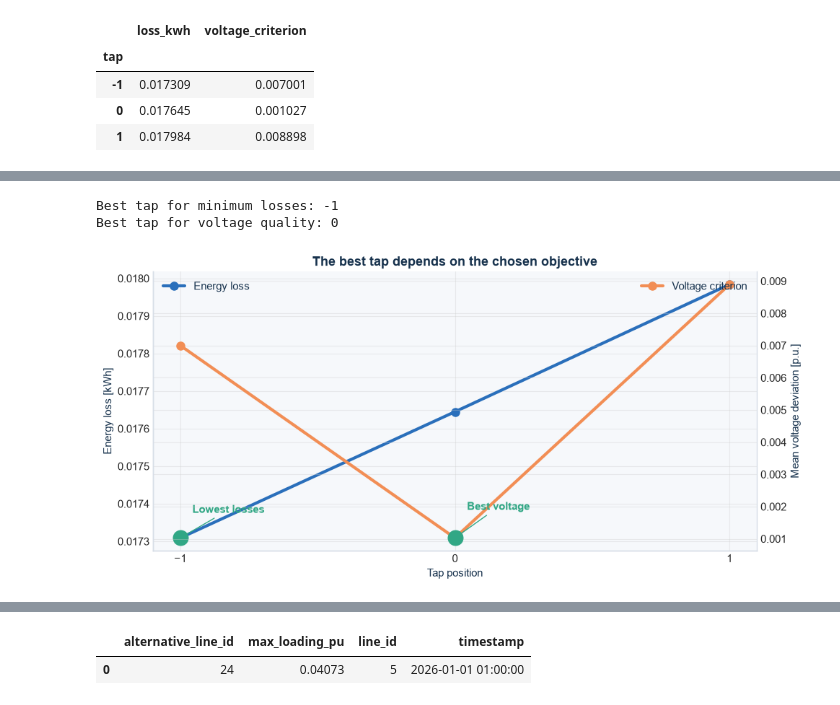
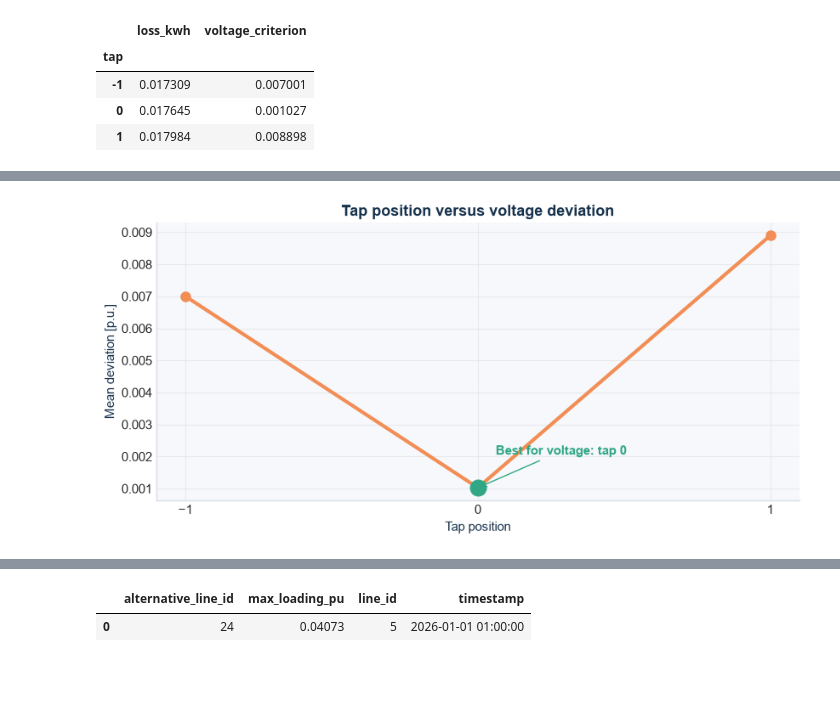
Before and after one commit to tue-ees-5xwg0/power-system-simulation-Four, a Jupyter notebook: example/final_presentation.ipynb, the cells around one changed output, grey strips where cells are left out. Cells and saved outputs as stored; diff of their text form; code cells hidden in the pictures; blank space fills up the shorter version.

```diff
--- a/example/final_presentation.ipynb
+++ b/example/final_presentation.ipynb
@@ -67,7 +71,7 @@ plt.rcParams.update(
         "axes.labelcolor": NAVY,
         "text.color": NAVY,
         "font.size": 11,
-        "grid.alpha": 0.35,
+        "grid.alpha": 0.30,
     }
 )
 
@@ -437,56 +550,19 @@ tap_sweep.round(6)
 # %%
-fig, ax1 = plt.subplots(figsize=(10, 4.8))
-ax2 = ax1.twinx()
-
-ax1.plot(
-    tap_sweep.index,
-    tap_sweep["loss_kwh"],
-    color=BLUE,
-    marker="o",
-    markersize=8,
-    linewidth=3,
-    label="Energy loss",
-)
-ax2.plot(
-    tap_sweep.index,
-    tap_sweep["voltage_criterion"],
-    color=ORANGE,
-    marker="o",
-    markersize=8,
-    linewidth=3,
-    label="Voltage criterion",
-)
-ax1.scatter(best_loss_tap, tap_sweep.loc[best_loss_tap, "loss_kwh"], color=GREEN, s=220, zorder=5)
-ax2.scatter(best_voltage_tap, tap_sweep.loc[best_voltage_tap, "voltage_criterion"], color=GREEN, s=220, zorder=5)
-ax1.annotate(
-    "Lowest losses",
-    (best_loss_tap, tap_sweep.loc[best_loss_tap, "loss_kwh"]),
-    xytext=(12, 25),
+fig, ax = plt.subplots(figsize=(8.5, 4.2))
+ax.plot(tap_sweep.index, tap_sweep["voltage_criterion"], color=ORANGE, marker="o", markersize=8, linewidth=3)
+ax.scatter(best_voltage_tap, tap_sweep.loc[best_voltage_tap, "voltage_criterion"], color=GREEN, s=180, zorder=5)
+ax.annotate(
+    f"Best for voltage: tap {best_voltage_tap}",
+    (best_voltage_tap, tap_sweep.loc[best_voltage_tap, "voltage_criterion"]),
+    xytext=(15, 28),
     textcoords="offset points",
     color=GREEN,
     fontweight="bold",
     arrowprops={"arrowstyle": "->", "color": GREEN},
 )
-ax2.annotate(
-    "Best voltage",
-    (best_voltage_tap, tap_sweep.loc[best_voltage_tap, "voltage_criterion"]),
-    xytext=(12, 28),
-    textcoords="offset points",
-    color=GREEN,
-    fontweight="bold",
-    arrowprops={"arrowstyle": "->", "color": GREEN},
-)
-ax1.set(title="The best tap depends on the chosen objective", xlabel="Tap position", ylabel="Energy loss [kWh]")
-ax2.set_ylabel("Mean voltage deviation [p.u.]")
-ax1.set_xticks(tap_sweep.index)
-ax1.legend(loc="upper left", frameon=False)
-ax2.legend(loc="upper right", frameon=False)
-clean_axes(ax1)
-ax2.spines["top"].set_visible(False)
+ax.set(title="Tap position versus voltage deviation", xlabel="Tap position", ylabel="Mean deviation [p.u.]")
+ax.set_xticks(tap_sweep.index)
+clean_axes(ax)
 plt.tight_layout()
-print(f"Best tap for minimum losses: {best_loss_tap}")
-print(f"Best tap for voltage quality: {best_voltage_tap}")
 # %% [output]
-Best tap for minimum losses: -1
-Best tap for voltage quality: 0
-[figure, old version]
+[figure, new version]
```
Also changed, not shown: parts of 40 cells of this notebook, 1 other file.
